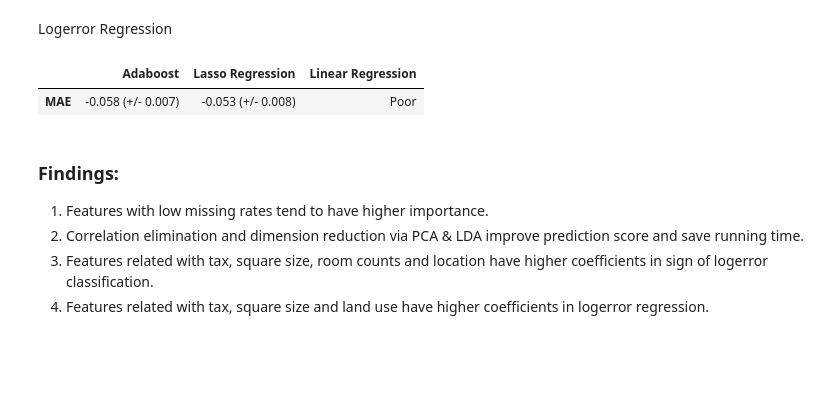
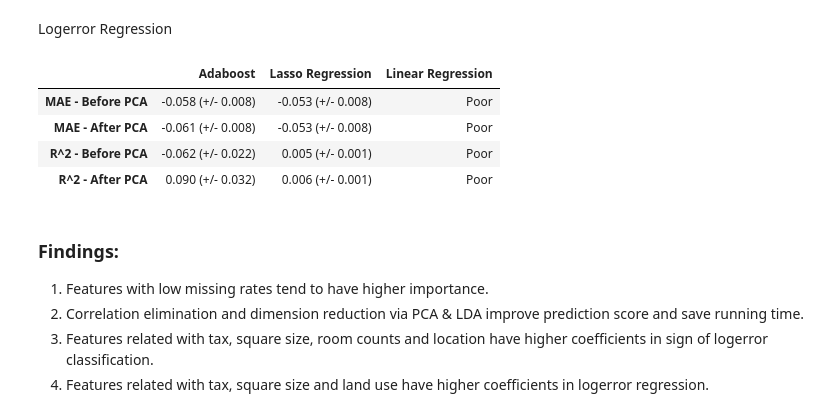
Before and after one commit to WangQiuc/Zillow, a Jupyter notebook: Zillow_Group1_updated.ipynb, the cells around one changed output. Cells and saved outputs as stored; diff of their text form; code cells hidden in the pictures; blank space fills up the shorter version.

```diff
--- a/Zillow_Group1_updated.ipynb
+++ b/Zillow_Group1_updated.ipynb
@@ -28,14 +28,17 @@ result
 # %% [markdown]
 Logerror Regression
 # %%
-result = pd.DataFrame({'Linear Regression': ['Poor'],
-                       'Lasso Regression': ['-0.053 (+/- 0.008)'],
-                       'Adaboost': ['-0.058 (+/- 0.007)']},
-                      index = ['MAE'])
+result = pd.DataFrame({'Linear Regression': ['Poor', 'Poor', 'Poor', 'Poor'],
+                       'Lasso Regression': ['-0.053 (+/- 0.008)', '-0.053 (+/- 0.008)', '0.005 (+/- 0.001)', '0.006 (+/- 0.001)'],
+                       'Adaboost': ['-0.058 (+/- 0.008)', '-0.061 (+/- 0.008)', '-0.062 (+/- 0.022)', '0.090 (+/- 0.032)']},
+                      index = ['MAE - Before PCA', 'MAE - After PCA', 'R^2 - Before PCA', 'R^2 - After PCA'])
 result
 # %% [output]
 |  | Adaboost | Lasso Regression | Linear Regression |
-| MAE | -0.058 (+/- 0.007) | -0.053 (+/- 0.008) | Poor |
+| MAE - Before PCA | -0.058 (+/- 0.008) | -0.053 (+/- 0.008) | Poor |
+| MAE - After PCA | -0.061 (+/- 0.008) | -0.053 (+/- 0.008) | Poor |
+| R^2 - Before PCA | -0.062 (+/- 0.022) | 0.005 (+/- 0.001) | Poor |
+| R^2 - After PCA | 0.090 (+/- 0.032) | 0.006 (+/- 0.001) | Poor |
 # %% [markdown]
 ### Findings:
 1. Features with low missing rates tend to have higher importance.
```
Also changed, not shown: parts of 3 cells of this notebook.
